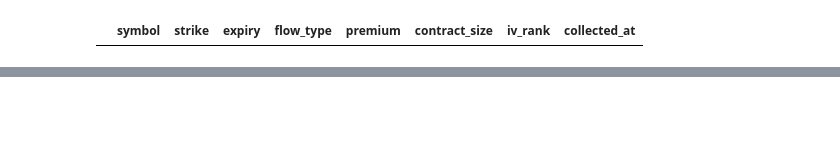
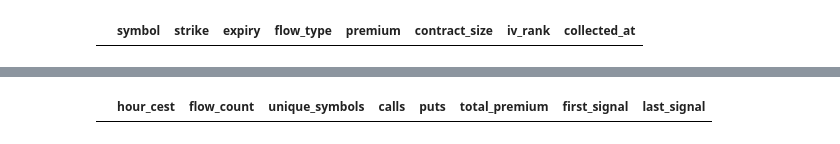
Before and after one commit to vevevedk/vvv-invest, a Jupyter notebook: flow_analysis/notebooks/darkpool-anlaysis-dopsql.ipynb, the cells around one changed output, grey strips where cells are left out. Cells and saved outputs as stored; diff of their text form; code cells hidden in the pictures; blank space fills up the shorter version.

```diff
--- a/flow_analysis/notebooks/darkpool-anlaysis-dopsql.ipynb
+++ b/flow_analysis/notebooks/darkpool-anlaysis-dopsql.ipynb
@@ -342,0 +395,86 @@ display(results)
+# %%
+import pandas as pd
+from sqlalchemy import create_engine
+
+# Database connection setup
+DB_CONFIG = {
+    'dbname': 'defaultdb',
+    'user': 'doadmin',
+    'password': 'AVNS_SrG4Bo3B7uCNEPONkE4',
+    'host': 'vvv-trading-db-do-user-2110609-0.i.db.ondigitalocean.com',
+    'port': '25060'
+}
+
+# Create database URL
+DATABASE_URL = f"postgresql://{DB_CONFIG['user']}:{DB_CONFIG['password']}@{DB_CONFIG['host']}:{DB_CONFIG['port']}/{DB_CONFIG['dbname']}"
+
+# Create engine with SSL required
+engine = create_engine(
+    DATABASE_URL,
+    connect_args={
+        'sslmode': 'require'
+    }
+)
+
+# Query 1: Hourly statistics
+hourly_query = """
+SELECT
+    date_trunc('hour', collected_at AT TIME ZONE 'UTC' AT TIME ZONE 'Europe/Copenhagen') as hour_cest,
+    COUNT(*) as flow_count,
+    COUNT(DISTINCT symbol) as unique_symbols,
+    SUM(CASE WHEN flow_type = 'call' THEN 1 ELSE 0 END) as calls,
+    SUM(CASE WHEN flow_type = 'put' THEN 1 ELSE 0 END) as puts,
+    SUM(premium) as total_premium,
+    MIN(collected_at AT TIME ZONE 'UTC' AT TIME ZONE 'Europe/Copenhagen') as first_signal,
+    MAX(collected_at AT TIME ZONE 'UTC' AT TIME ZONE 'Europe/Copenhagen') as last_signal
+FROM trading.options_flow
+WHERE collected_at >= '2025-04-28'::date AT TIME ZONE 'Europe/Copenhagen'
+    AND collected_at < '2025-04-29'::date AT TIME ZONE 'Europe/Copenhagen'
+GROUP BY date_trunc('hour', collected_at AT TIME ZONE 'UTC' AT TIME ZONE 'Europe/Copenhagen')
+ORDER BY hour_cest;
+"""
+
+# Query 2: Top symbols during 16:00-17:00 CEST
+top_symbols_query = """
+SELECT
+    symbol,
+    COUNT(*) as flow_count,
+    SUM(CASE WHEN flow_type = 'call' THEN 1 ELSE 0 END) as calls,
+    SUM(CASE WHEN flow_type = 'put' THEN 1 ELSE 0 END) as puts,
+    SUM(premium) as total_premium,
+    AVG(delta) as avg_delta,
+    AVG(iv_rank) as avg_iv_rank
+FROM trading.options_flow
+WHERE collected_at >= '2025-04-28 16:00:00'::timestamp AT TIME ZONE 'Europe/Copenhagen'
+    AND collected_at < '2025-04-28 17:00:00'::timestamp AT TIME ZONE 'Europe/Copenhagen'
+GROUP BY symbol
+ORDER BY flow_count DESC
+LIMIT 5;
+"""
+
+# Query 3: Error logs
+error_logs_query = """
+SELECT
+    timestamp AT TIME ZONE 'UTC' AT TIME ZONE 'Europe/Copenhagen' as timestamp_cest,
+    level,
+    message
+FROM trading.collector_logs
+WHERE timestamp >= '2025-04-28'::date AT TIME ZONE 'Europe/Copenhagen'
+    AND timestamp < '2025-04-29'::date AT TIME ZONE 'Europe/Copenhagen'
+    AND level IN ('ERROR', 'WARNING')
+ORDER BY timestamp DESC;
+"""
+
+# Execute queries and display results
+print("\nHourly Statistics:")
+hourly_df = pd.read_sql_query(hourly_query, engine)
+display(hourly_df)
+
+print("\nTop Symbols 16:00-17:00 CEST:")
+top_symbols_df = pd.read_sql_query(top_symbols_query, engine)
+display(top_symbols_df)
+
+print("\nError Logs:")
+error_logs_df = pd.read_sql_query(error_logs_query, engine)
+display(error_logs_df)
+# %% [output]
@@ -342,0 +482 @@ display(results)
+|  | hour_cest | flow_count | unique_symbols | calls | puts | total_premium | first_signal | last_signal |
```
Also changed, not shown: parts of 4 cells of this notebook, 14 other files.
